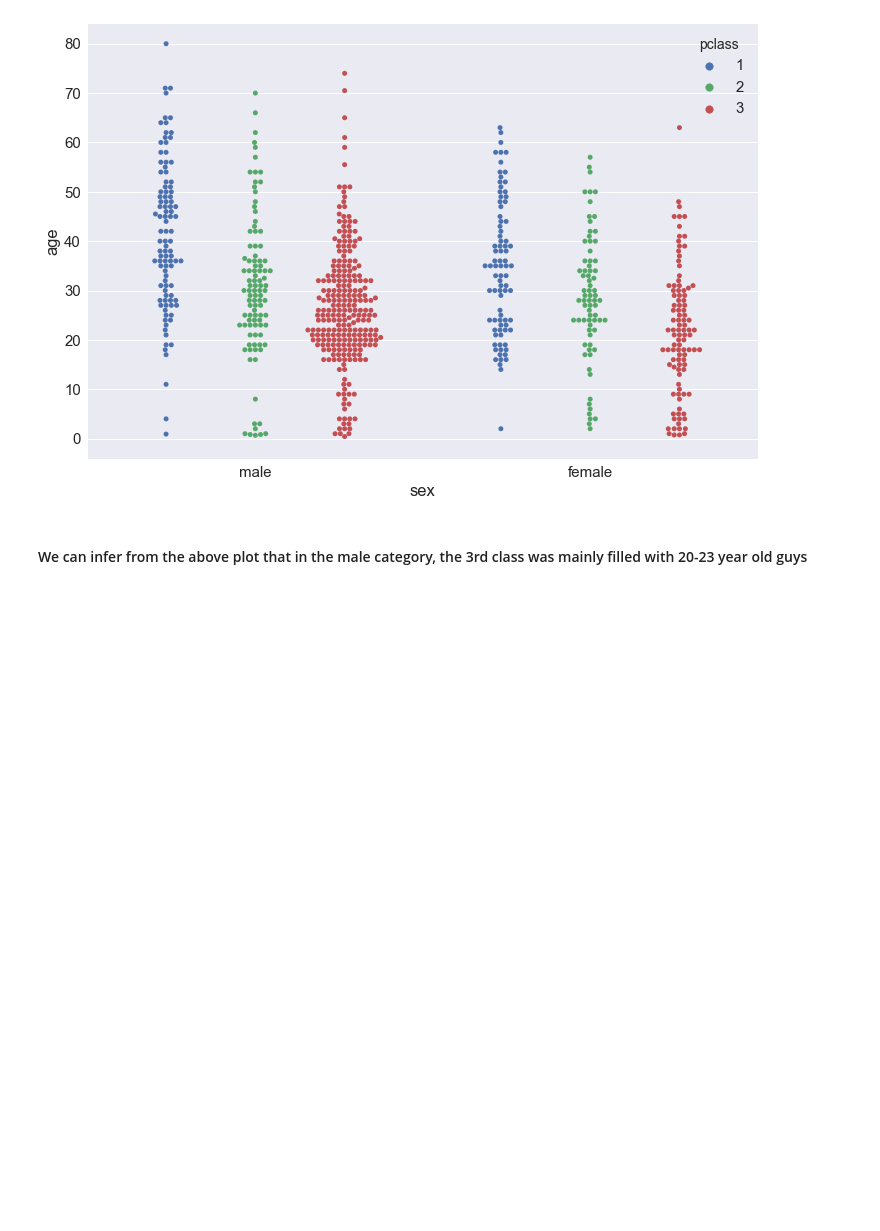
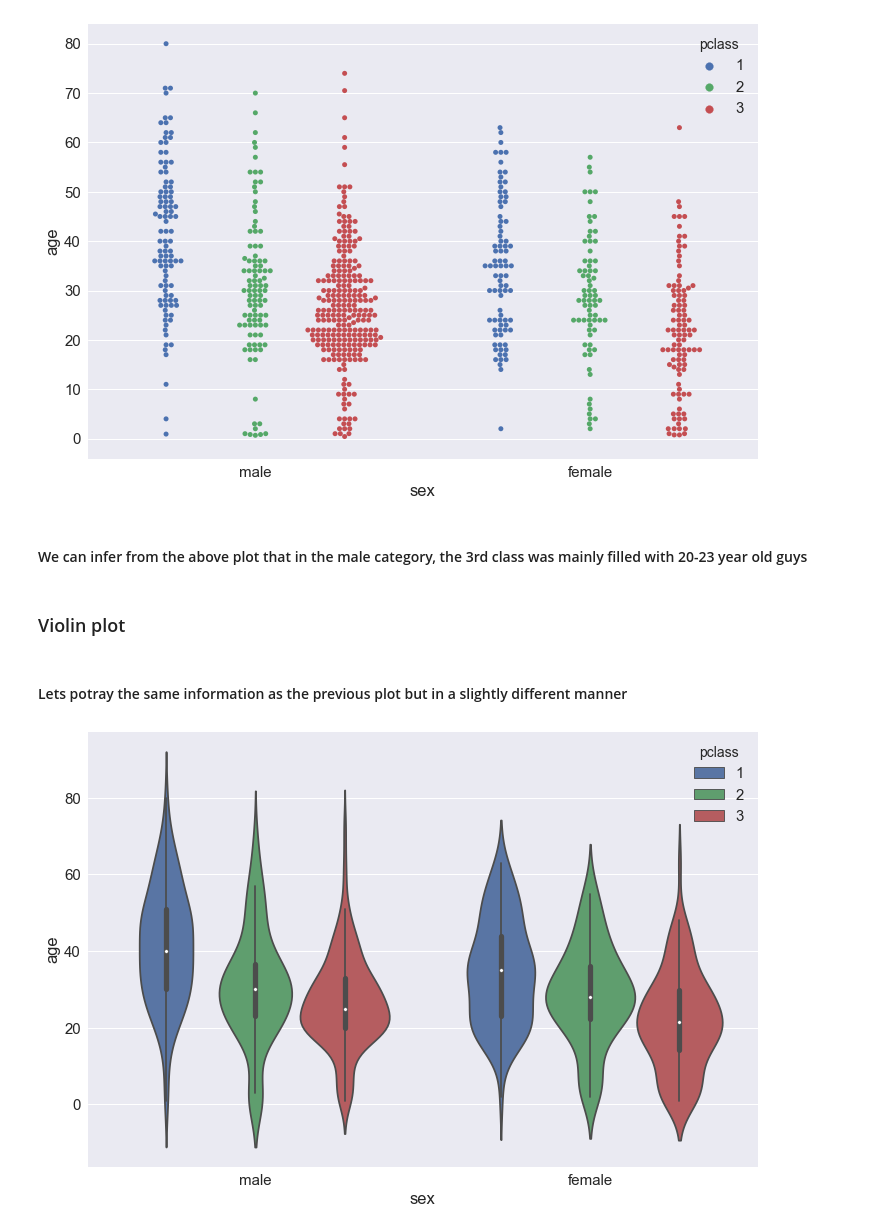
Before and after one commit to biv-neupane7/Pandas_practice, a Jupyter notebook: Visualization.ipynb, the cells around one changed output. Drawn from its saved outputs; the diff is of its cells as text; code cells hidden in the pictures; blank space fills up the shorter version.

```diff
--- a/Visualization.ipynb
+++ b/Visualization.ipynb
@@ -421,3 +421,15 @@ plt.show()
 [figure]
 # %% [markdown]
 #### We can infer from the above plot that in the male category, the 3rd class was mainly filled with 20-23 year old guys
+# %% [markdown]
+### Violin plot
+# %% [markdown]
+#### Lets potray the same information as the previous plot but in a slightly different manner
+# %%
+plt.figure(figsize=(12,8))
+sns.set(font_scale=1.5)
+sns.violinplot(data=titanic, x="sex", y="age", hue="pclass", dodge=True) # The dodge reflects whether the datapoints are
+                                                                        # overlapping or not
+plt.show()
+# %% [output]
+[figure, added]
```
Also changed, not shown: parts of 25 cells of this notebook.
